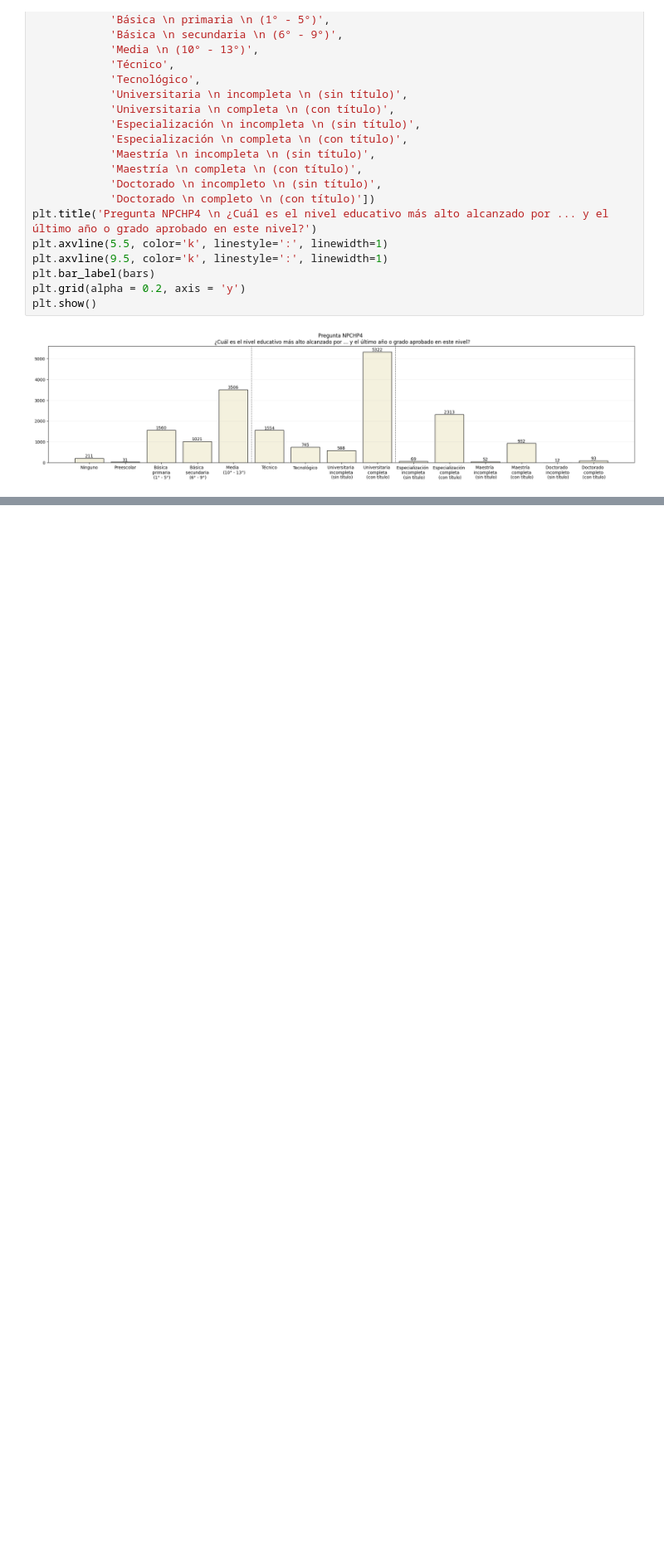
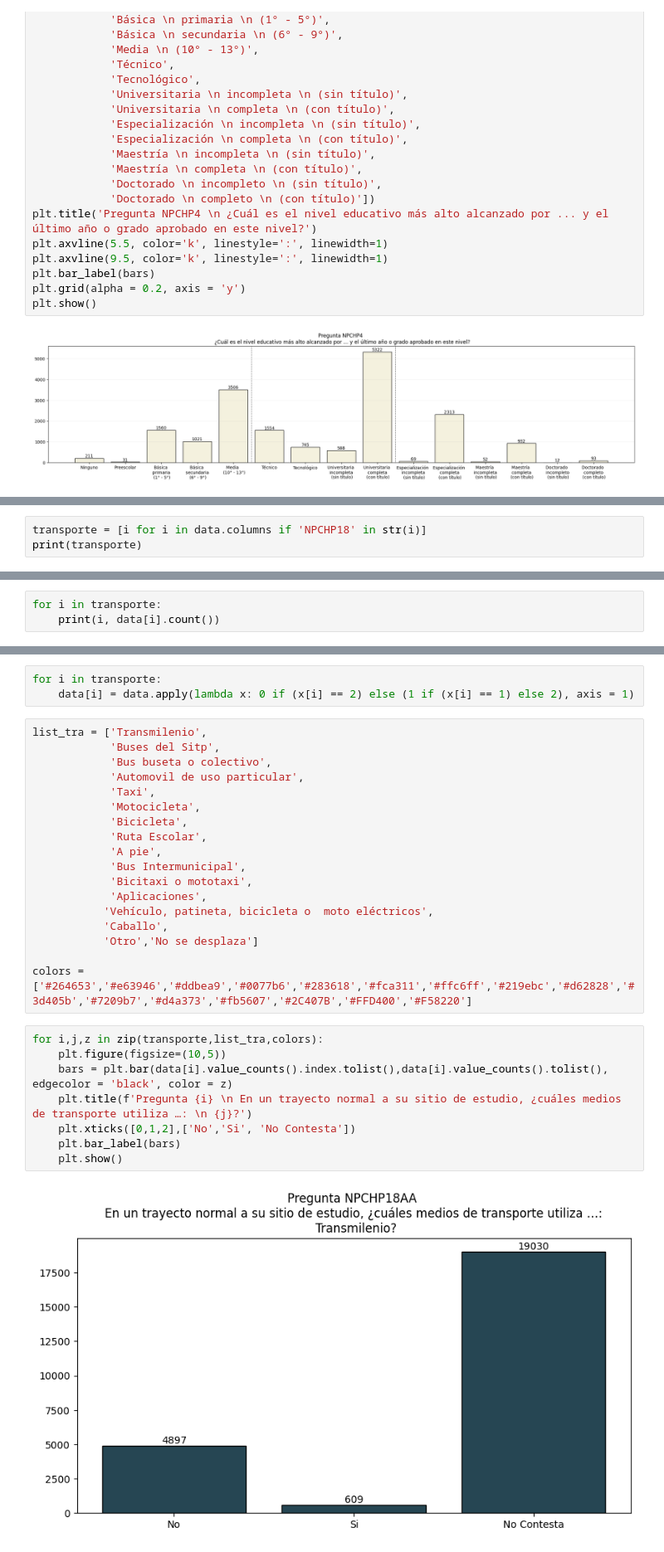
Before and after one commit to pinnzonandres/Encuesta-Multiproposito-Suba, a Jupyter notebook: Jupyter Scripts/EDA & Limpieza - Parte 3.ipynb, the cells around one changed output, grey strips where cells are left out. Shown at 83% size. Saved outputs shown, nothing was run; the diff lists cells and outputs as text; blank space fills up the shorter version.

```diff
--- a/Jupyter Scripts/EDA & Limpieza - Parte 3.ipynb
+++ b/Jupyter Scripts/EDA & Limpieza - Parte 3.ipynb
@@ -195,0 +296,3 @@ plt.show()
+# %%
+transporte = [i for i in data.columns if 'NPCHP18' in str(i)]
+print(transporte)
@@ -195,0 +301,3 @@ plt.show()
+# %%
+for i in transporte:
+    print(i, data[i].count())
@@ -195,0 +321,31 @@ plt.show()
+# %%
+for i in transporte:
+    data[i] = data.apply(lambda x: 0 if (x[i] == 2) else (1 if (x[i] == 1) else 2), axis = 1)
+# %%
+list_tra = ['Transmilenio',
+            'Buses del Sitp',
+            'Bus buseta o colectivo',
+            'Automovil de uso particular',
+            'Taxi',
+            'Motocicleta',
+            'Bicicleta',
+            'Ruta Escolar',
+            'A pie',
+            'Bus Intermunicipal',
+            'Bicitaxi o mototaxi',
+            'Aplicaciones',
+           'Vehículo, patineta, bicicleta o  moto eléctricos',
+           'Caballo',
+           'Otro','No se desplaza']
+
+colors = ['#264653','#e63946','#ddbea9','#0077b6','#283618','#fca311','#ffc6ff','#219ebc','#d62828','#3d405b','#7209b7','#d4a373','#fb5607','#2C407B','#FFD400','#F58220']
+# %%
+for i,j,z in zip(transporte,list_tra,colors):
+    plt.figure(figsize=(10,5))
+    bars = plt.bar(data[i].value_counts().index.tolist(),data[i].value_counts().tolist(), edgecolor = 'black', color = z)
+    plt.title(f'Pregunta {i} \n En un trayecto normal a su sitio de estudio, ¿cuáles medios de transporte utiliza …: \n {j}?')
+    plt.xticks([0,1,2],['No','Si', 'No Contesta'])
+    plt.bar_label(bars)
+    plt.show()
+# %% [output]
+[figure, added]
```
Also changed, not shown: parts of 55 cells of this notebook, 1 other file.
